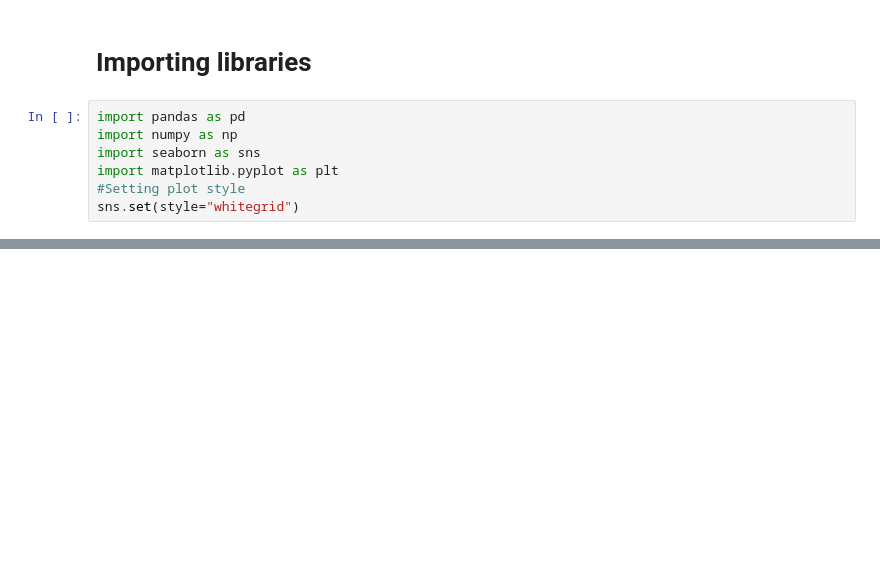
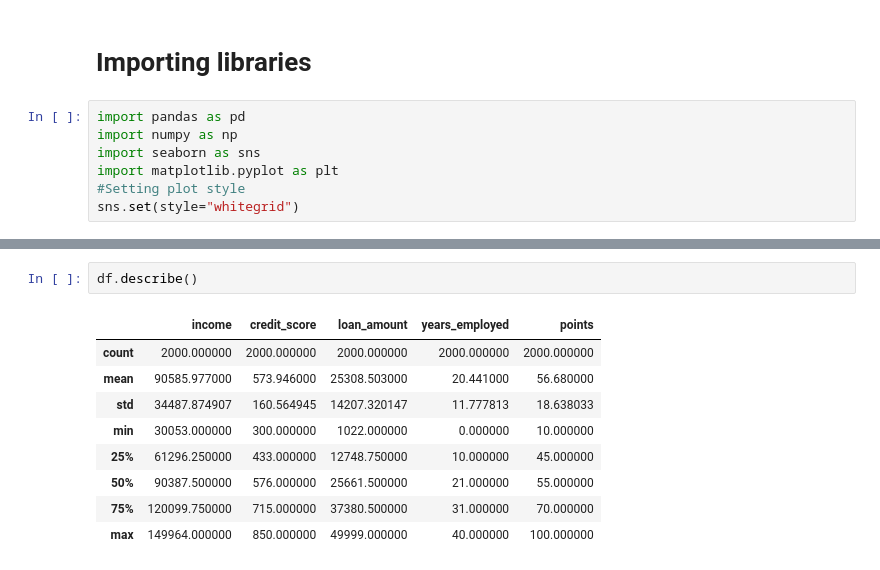
Before and after one commit to taruchit/OpenSourceProjects, a Jupyter notebook: data-storytelling-analyzing-loan-approval.ipynb, the cells around one changed output, grey strips where cells are left out. Saved outputs shown, nothing was run; the diff lists cells and outputs as text; blank space fills up the shorter version.

```diff
--- a/data-storytelling-analyzing-loan-approval.ipynb
+++ b/data-storytelling-analyzing-loan-approval.ipynb
@@ -23,0 +64,12 @@ sns.set(style="whitegrid")
+# %%
+df.describe()
+# %% [output]
+|  | income | credit_score | loan_amount | years_employed | points |
+| count | 2000.000000 | 2000.000000 | 2000.000000 | 2000.000000 | 2000.000000 |
+| mean | 90585.977000 | 573.946000 | 25308.503000 | 20.441000 | 56.680000 |
+| std | 34487.874907 | 160.564945 | 14207.320147 | 11.777813 | 18.638033 |
+| min | 30053.000000 | 300.000000 | 1022.000000 | 0.000000 | 10.000000 |
+| 25% | 61296.250000 | 433.000000 | 12748.750000 | 10.000000 | 45.000000 |
+| 50% | 90387.500000 | 576.000000 | 25661.500000 | 21.000000 | 55.000000 |
+| 75% | 120099.750000 | 715.000000 | 37380.500000 | 31.000000 | 70.000000 |
+| max | 149964.000000 | 850.000000 | 49999.000000 | 40.000000 | 100.000000 |
```
Also changed, not shown: parts of 8 cells of this notebook.
